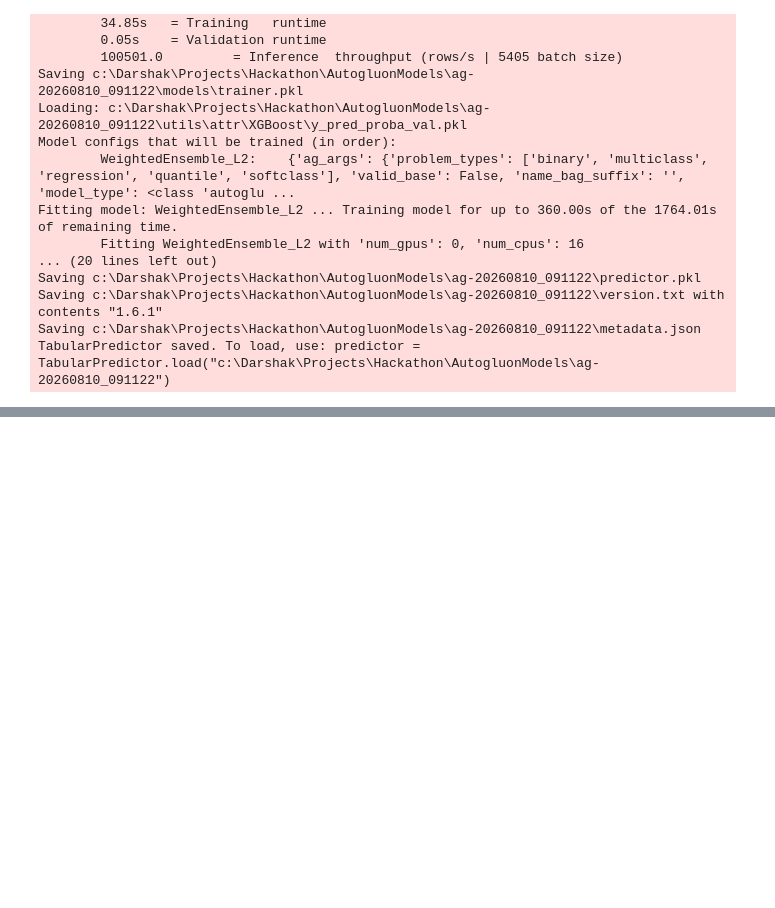
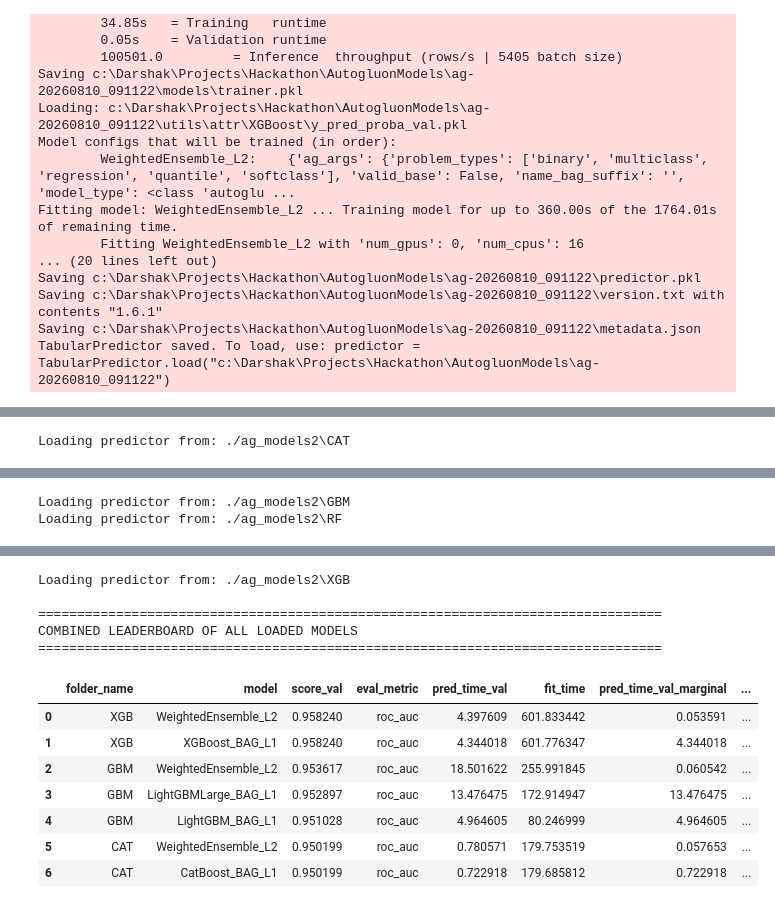
Before and after one commit to DarshakJ/F1_Pit_prediction, a Jupyter notebook: autologon_model_test.ipynb, the cells around one changed output, grey strips where cells are left out. Saved outputs shown, nothing was run; the diff lists cells and outputs as text; code cells hidden in the pictures; blank space fills up the shorter version.

```diff
--- a/autologon_model_test.ipynb
+++ b/autologon_model_test.ipynb
@@ -419,0 +503,64 @@ RuntimeError: No models were trained successfully during fit(). Inspect the log
+# %%
+import os
+import pandas as pd
+from autogluon.tabular import TabularPredictor
+
+# ============================================================
+# CONFIG
+# ============================================================
+
+MODEL_DIR = "./ag_models2"
+
+all_leaderboards = []
+
+# ============================================================
+# SCAN & LOAD ALL TRAINED PREDICTORS
+# ============================================================
+
+if os.path.exists(MODEL_DIR):
+    # Check both subdirectories and root directory for saved predictors
+    folder_candidates = [MODEL_DIR] + [
+        os.path.join(MODEL_DIR, d)
+        for d in os.listdir(MODEL_DIR)
+        if os.path.isdir(os.path.join(MODEL_DIR, d))
+    ]
+
+    for folder_path in folder_candidates:
+        # Check if directory contains a valid predictor file
+        if os.path.exists(os.path.join(folder_path, "predictor.pkl")):
+            try:
+                folder_name = os.path.basename(folder_path)
+                print(f"Loading predictor from: {folder_path}")
+
+                # Load predictor from disk
+                predictor = TabularPredictor.load(folder_path)
+
+                # Fetch leaderboard
+                lb = predictor.leaderboard(silent=True)
+                lb.insert(0, "folder_name", folder_name)
+
+                all_leaderboards.append(lb)
+            except Exception as e:
+                print(f"Failed to load predictor from {folder_path}: {e}")
+
+# ============================================================
+# MERGE AND PRESENT COMBINED LEADERBOARD
+# ============================================================
+
+if all_leaderboards:
+    combined_leaderboard = pd.concat(all_leaderboards, ignore_index=True)
+
+    # Sort all trained models by validation ROC-AUC score descending
+    combined_leaderboard = combined_leaderboard.sort_values(
+        by="score_val", ascending=False
+    ).reset_index(drop=True)
+
+    print("\n" + "=" * 80)
+    print("COMBINED LEADERBOARD OF ALL LOADED MODELS")
+    print("=" * 80)
+
+    display(combined_leaderboard)
+else:
+    print(f"No valid AutoGluon predictors (`predictor.pkl`) found under '{MODEL_DIR}'.")
+# %% [output]
+Loading predictor from: ./ag_models2\CAT
@@ -419,0 +573,2 @@ RuntimeError: No models were trained successfully during fit(). Inspect the log
+Loading predictor from: ./ag_models2\GBM
+Loading predictor from: ./ag_models2\RF
@@ -419,0 +581,13 @@ RuntimeError: No models were trained successfully during fit(). Inspect the log
+Loading predictor from: ./ag_models2\XGB
+
+================================================================================
+COMBINED LEADERBOARD OF ALL LOADED MODELS
+================================================================================
+|  | folder_name | model | score_val | eval_metric | pred_time_val | fit_time | pred_time_val_marginal | ... |
+| 0 | XGB | WeightedEnsemble_L2 | 0.958240 | roc_auc | 4.397609 | 601.833442 | 0.053591 | ... |
+| 1 | XGB | XGBoost_BAG_L1 | 0.958240 | roc_auc | 4.344018 | 601.776347 | 4.344018 | ... |
+| 2 | GBM | WeightedEnsemble_L2 | 0.953617 | roc_auc | 18.501622 | 255.991845 | 0.060542 | ... |
+| 3 | GBM | LightGBMLarge_BAG_L1 | 0.952897 | roc_auc | 13.476475 | 172.914947 | 13.476475 | ... |
+| 4 | GBM | LightGBM_BAG_L1 | 0.951028 | roc_auc | 4.964605 | 80.246999 | 4.964605 | ... |
+| 5 | CAT | WeightedEnsemble_L2 | 0.950199 | roc_auc | 0.780571 | 179.753519 | 0.057653 | ... |
+| 6 | CAT | CatBoost_BAG_L1 | 0.950199 | roc_auc | 0.722918 | 179.685812 | 0.722918 | ... |
```
Also changed, not shown: parts of 2 cells of this notebook.
